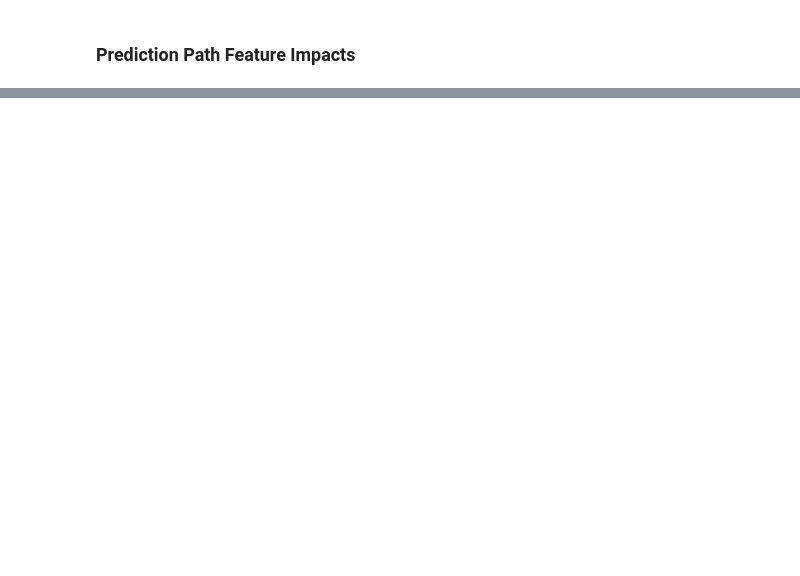
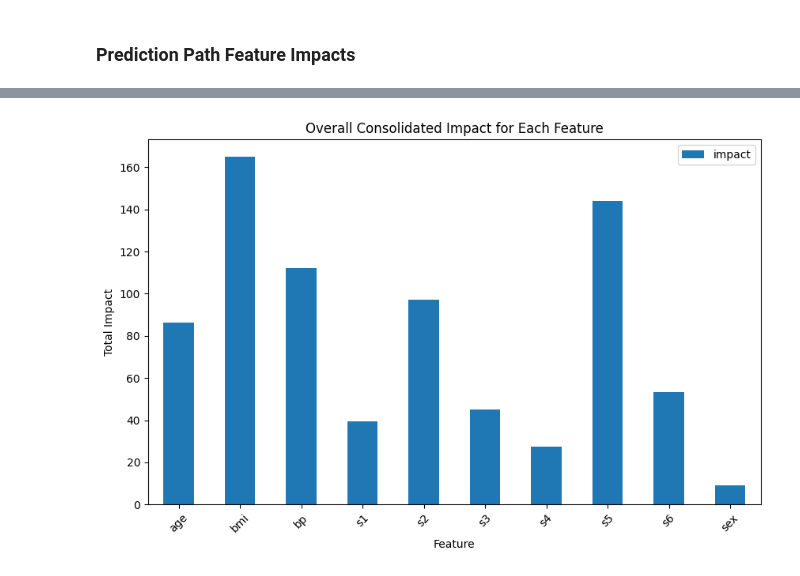
Before and after one commit to cf6600/feature-tracking-gbt, a Jupyter notebook: functions_sanity_test.ipynb, the cells around one changed output, grey strips where cells are left out. Saved outputs shown, nothing was run; the diff lists cells and outputs as text; code cells hidden in the pictures; blank space fills up the shorter version.

```diff
--- a/functions_sanity_test.ipynb
+++ b/functions_sanity_test.ipynb
@@ -336,0 +338,10 @@ plt.show()
+# %%
+df_grouped = pd.DataFrame(df_grouped).sort_values(by='feature')
+df_grouped.plot(kind='bar', figsize=(10, 6))
+plt.title('Overall Consolidated Impact for Each Feature')
+plt.xlabel('Feature')
+plt.ylabel('Total Impact')
+plt.xticks(rotation=45)
+plt.show()
+# %% [output]
+[figure, added]
```
Also changed, not shown: parts of 18 cells of this notebook, 1 other file.
